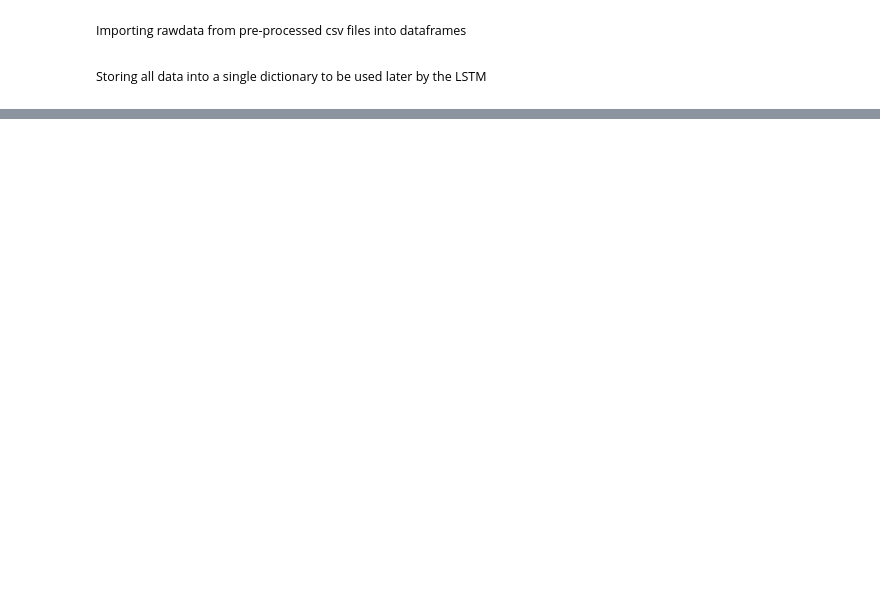
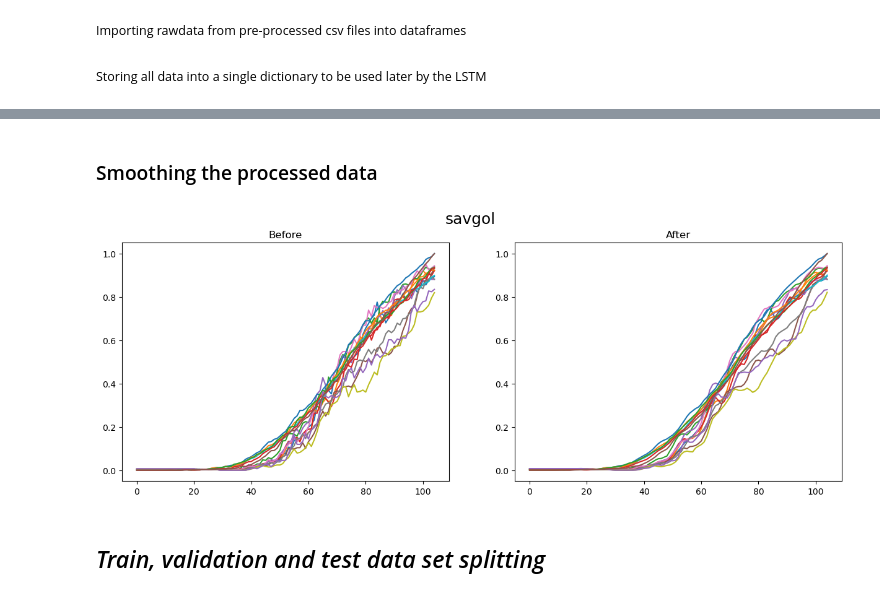
Before and after one commit to jpv219/LSTMIX, a Jupyter notebook: LSTM_MTM/LSTM_SMX_MTM.ipynb, the cells around one changed output, grey strips where cells are left out. Drawn from its saved outputs; the diff is of its cells as text; code cells hidden in the pictures; blank space fills up the shorter version.

Commit message:
Raw data pre-pros finished. Starting with train test data set splitting

```diff
--- a/LSTM_MTM/LSTM_SMX_MTM.ipynb
+++ b/LSTM_MTM/LSTM_SMX_MTM.ipynb
@@ -72,0 +94,23 @@ for case in Allcases:
+# %%
+array = []
+### All cases must have the same number of data points for them to be used in LSTM
+
+min_length = min(len(data['IA']) for data in post_dict.values())
+
+# Iterate through each case
+for case, features in post_dict.items():
+    # Extract the 'Nd' and 'IA' data for the current case
+    # Cases are truncated with the min length in order to be stacked as a nparray
+    Nd_data = features['Nd'][:min_length]
+    IA_data = features['IA'][:min_length]
+
+
+    # Combine 'Nd_data' and 'IA_data' into a single numpy array
+    combined_data = np.column_stack((Nd_data, IA_data))
+
+    # Append the combined data to the data_list
+    array.append(combined_data)
+
+# Stack the data_list along a new axis to create the final numpy array
+mydata = np.stack(array, axis=1)
+print('(time_step, num_case, num_feature)=', mydata.shape)
@@ -72,0 +133,2 @@ for case in Allcases:
+# %% [markdown]
+### Smoothing the processed data
@@ -72,0 +180,9 @@ for case in Allcases:
+# %%
+data = mydata[:,:,0] # Trying only with drop number
+# smoothed_data = smoothing(data,'lowess',lowess_frac=0.06)
+smoothed_data = smoothing(data,'savgol',window_size=6,poly_order=3)
+# smoothed_data = smoothing(data,'moveavg',window_size=3)
+# %% [output]
+[figure, added]
+# %% [markdown]
+## *Train, validation and test data set splitting*
```
Also changed, not shown: parts of 9 cells of this notebook.
